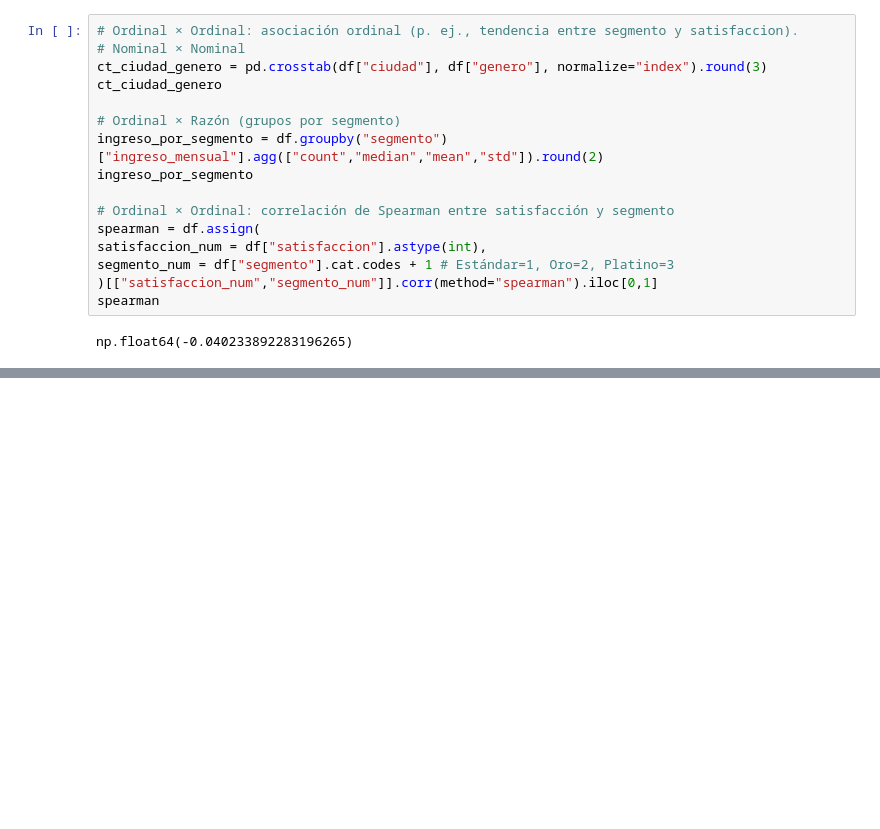
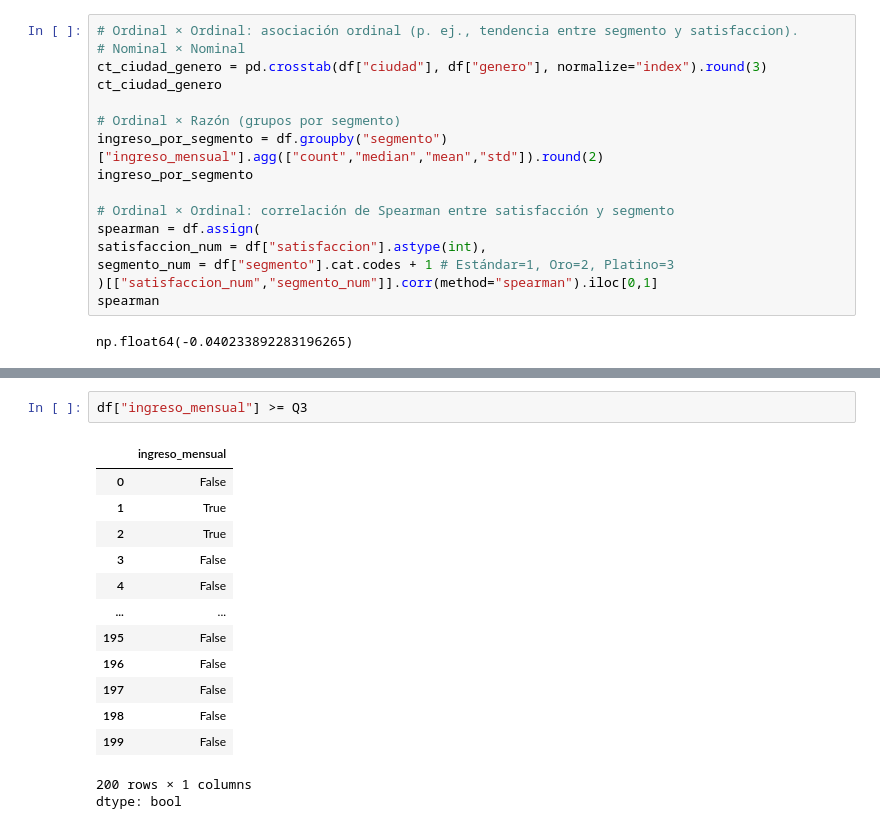
Before and after one commit to vidalesdavid/mineria_de_datos, a Jupyter notebook: Minería_de_Datos.ipynb, the cells around one changed output, grey strips where cells are left out. Drawn from its saved outputs; the diff is of its cells as text; blank space fills up the shorter version.

```diff
--- a/Minería_de_Datos.ipynb
+++ b/Minería_de_Datos.ipynb
@@ -1054,0 +1071,17 @@ Calcula días_desde_ultima_visita por segmento y evalúa si hay tendencia.
+# %%
+df["ingreso_mensual"] >= Q3
+# %% [output]
+|  | ingreso_mensual |
+| 0 | False |
+| 1 | True |
+| 2 | True |
+| 3 | False |
+| 4 | False |
+| ... | ... |
+| 195 | False |
+| 196 | False |
+| 197 | False |
+| 198 | False |
+| 199 | False |
+200 rows × 1 columns
+dtype: bool
```
Also changed, not shown: parts of 13 cells of this notebook.
